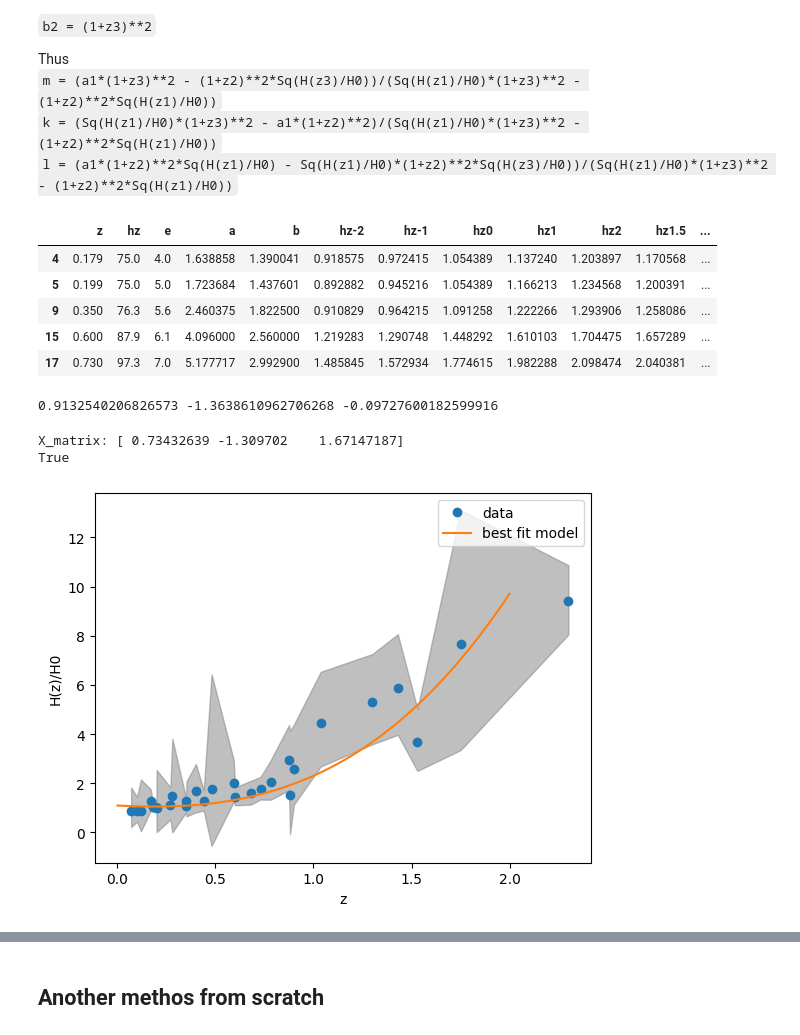
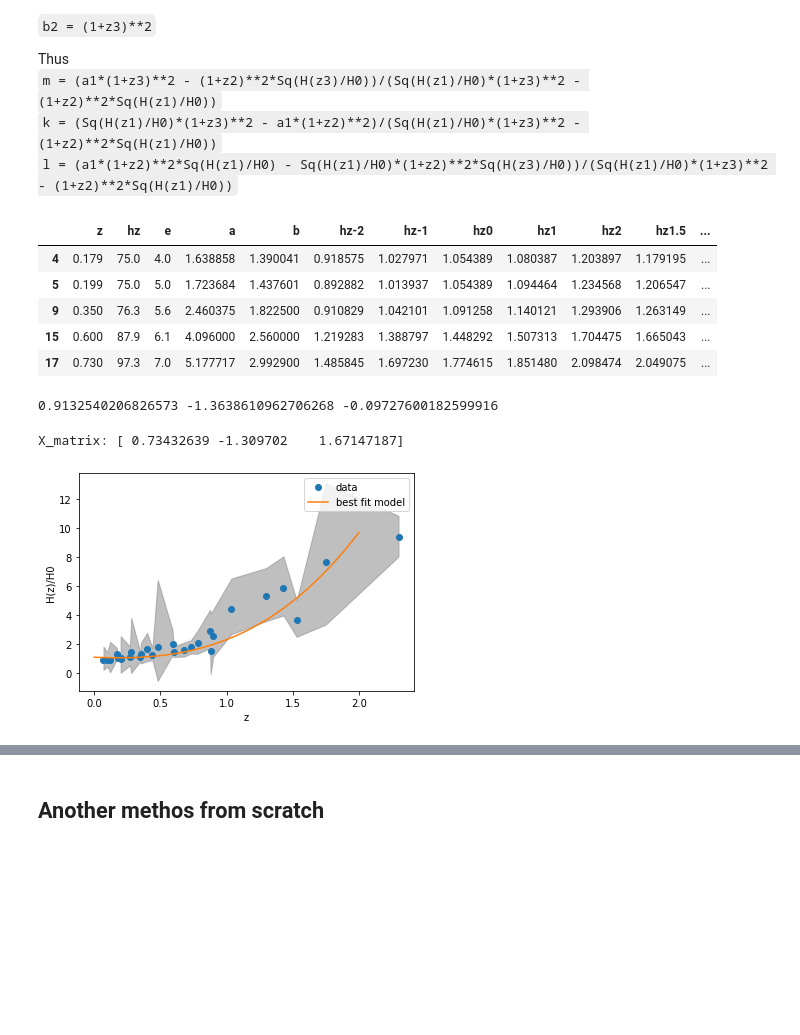
Before and after one commit to pranavsutar/Code-the-Cosmos-PHD, a Jupyter notebook: CodeTheCosmos.ipynb, the cells around one changed output, grey strips where cells are left out. Cells and saved outputs as stored; diff of their text form; code cells hidden in the pictures; blank space fills up the shorter version.

```diff
--- a/CodeTheCosmos.ipynb
+++ b/CodeTheCosmos.ipynb
@@ -25,13 +58,14 @@ df.head()
 df['a'] = (1+df['z'])**3
 df['b'] = (1+df['z'])**2
 df['hz-2'] = ((df['hz']-df['e'])/(h0+e0))**2
-df['hz-1'] = ((df['hz']-df['e'])/(h0-e0))**2
+df['hz-1'] = ((df['hz']-df['e']*0.5)/(h0-e0))**2
 df['hz0'] = ((df['hz']/h0))**2
-df['hz1'] = ((df['hz']+df['e'])/(h0+e0))**2
+df['hz1'] = ((df['hz']+df['e']*0.5)/(h0+e0))**2
 df['hz2'] = ((df['hz']+df['e'])/(h0-e0))**2
 # Add a column of hz1.5 = (hz1+hz2)/2 and hz-1.5 = (hz-1+hz-2)/2
-df['hz1.5'] = (df['hz1'] + df['hz2'])/2
-df['hz-1.5'] = (df['hz-1'] + df['hz-2'])/2
+alp = 0.4; bet = 2 - alp
+df['hz1.5'] = (alp*df['hz1'] + bet*df['hz2'])/2
+df['hz-1.5'] = (0.2*df['hz-1'] + 1.8*df['hz-2'])/2
 df['hzu'] = df['hz0'] +1.5*(df['hz2'] - df['hz0'])
 df['hzl'] = df['hz0'] -1.5*(df['hz0'] - df['hz-2'])
 df.head()
@@ -98,11 +156,11 @@ df.sort_values(by='e').head()
 # 4,5, 9 are the lowest errors
 # %% [output]
 |  | z | hz | e | a | b | hz-2 | hz-1 | hz0 | hz1 | hz2 | hz1.5 | ... |
-| 4 | 0.179 | 75.0 | 4.0 | 1.638858 | 1.390041 | 0.918575 | 0.972415 | 1.054389 | 1.137240 | 1.203897 | 1.170568 | ... |
-| 5 | 0.199 | 75.0 | 5.0 | 1.723684 | 1.437601 | 0.892882 | 0.945216 | 1.054389 | 1.166213 | 1.234568 | 1.200391 | ... |
-| 9 | 0.350 | 76.3 | 5.6 | 2.460375 | 1.822500 | 0.910829 | 0.964215 | 1.091258 | 1.222266 | 1.293906 | 1.258086 | ... |
-| 15 | 0.600 | 87.9 | 6.1 | 4.096000 | 2.560000 | 1.219283 | 1.290748 | 1.448292 | 1.610103 | 1.704475 | 1.657289 | ... |
-| 17 | 0.730 | 97.3 | 7.0 | 5.177717 | 2.992900 | 1.485845 | 1.572934 | 1.774615 | 1.982288 | 2.098474 | 2.040381 | ... |
+| 4 | 0.179 | 75.0 | 4.0 | 1.638858 | 1.390041 | 0.918575 | 1.027971 | 1.054389 | 1.080387 | 1.203897 | 1.179195 | ... |
+| 5 | 0.199 | 75.0 | 5.0 | 1.723684 | 1.437601 | 0.892882 | 1.013937 | 1.054389 | 1.094464 | 1.234568 | 1.206547 | ... |
+| 9 | 0.350 | 76.3 | 5.6 | 2.460375 | 1.822500 | 0.910829 | 1.042101 | 1.091258 | 1.140121 | 1.293906 | 1.263149 | ... |
+| 15 | 0.600 | 87.9 | 6.1 | 4.096000 | 2.560000 | 1.219283 | 1.388797 | 1.448292 | 1.507313 | 1.704475 | 1.665043 | ... |
+| 17 | 0.730 | 97.3 | 7.0 | 5.177717 | 2.992900 | 1.485845 | 1.697230 | 1.774615 | 1.851480 | 2.098474 | 2.049075 | ... |
 # %%
 
 m = (df['a'].iloc[5]*df['b'].iloc[9] - df['a'].iloc[9]*df['b'].iloc[5])/(df['a'].iloc[4]*df['b'].iloc[9] - df['a'].iloc[9]*df['b'].iloc[4])
@@ -115,33 +173,33 @@ print(m, k, l)
 # %%
 
 # Y_matrix = np.array([df['hz0'].iloc[4], df['hz0'].iloc[5], df['hz0'].iloc[9]]).T
 # # Y = MX
 # M_matrix = np.array([   [df['a'].iloc[4], df['b'].iloc[4], 1],
 #                         [df['a'].iloc[5], df['b'].iloc[5], 1],
 #                         [df['a'].iloc[9], df['b'].iloc[9], 1]])
 
 # X = np.linalg.solve(M_matrix, Y_matrix)
 # print(X)
 def solve_rows(row1, row2, row3):
     Y_matrix = np.array([df['hz0'].iloc[row1], df['hz0'].iloc[row2], df['hz0'].iloc[row3]]).T
     M_matrix = np.array([   [df['a'].iloc[row1], df['b'].iloc[row1], 1],
                             [df['a'].iloc[row2], df['b'].iloc[row2], 1],
                             [df['a'].iloc[row3], df['b'].iloc[row3], 1]])
     X = np.linalg.solve(M_matrix, Y_matrix)
-    yield X
-    Y_confirm = np.matmul(M_matrix, X)
-    yield np.allclose(Y_matrix, Y_confirm)
+    return X
+    # yield X
+    # Y_confirm = np.matmul(M_matrix, X)
+    # yield np.allclose(Y_matrix, Y_confirm)
 f = solve_rows(4, 5, 9)
-X = next(f)
+X = f
 print(f'X_matrix: {X}')
 # print(X)
-print(next(f))
+# print(next(f))
 plot_tolerances(*X)
 # print(f'Y_matrix: {Y_matrix}')
 # print(f'Y_confirm: {Y_confirm}')
 # print(np.allclose(Y_matrix, Y_confirm))
 # %% [output]
 X_matrix: [ 0.73432639 -1.309702    1.67147187]
-True
-[figure, old version]
+[figure, new version]
 # %%
```
Also changed, not shown: parts of 21 cells of this notebook, 2 other files.
